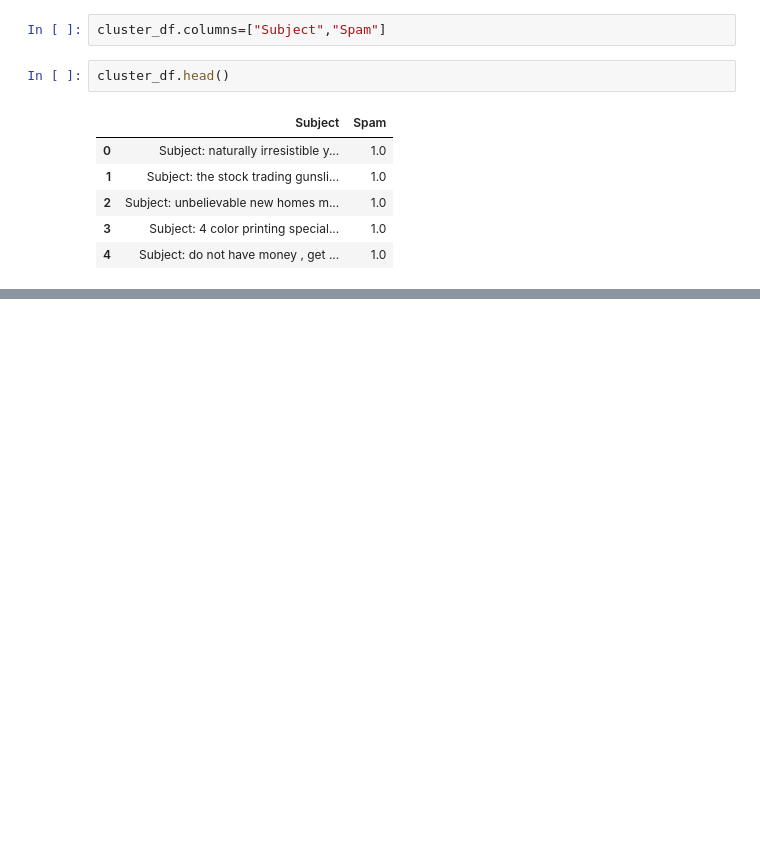
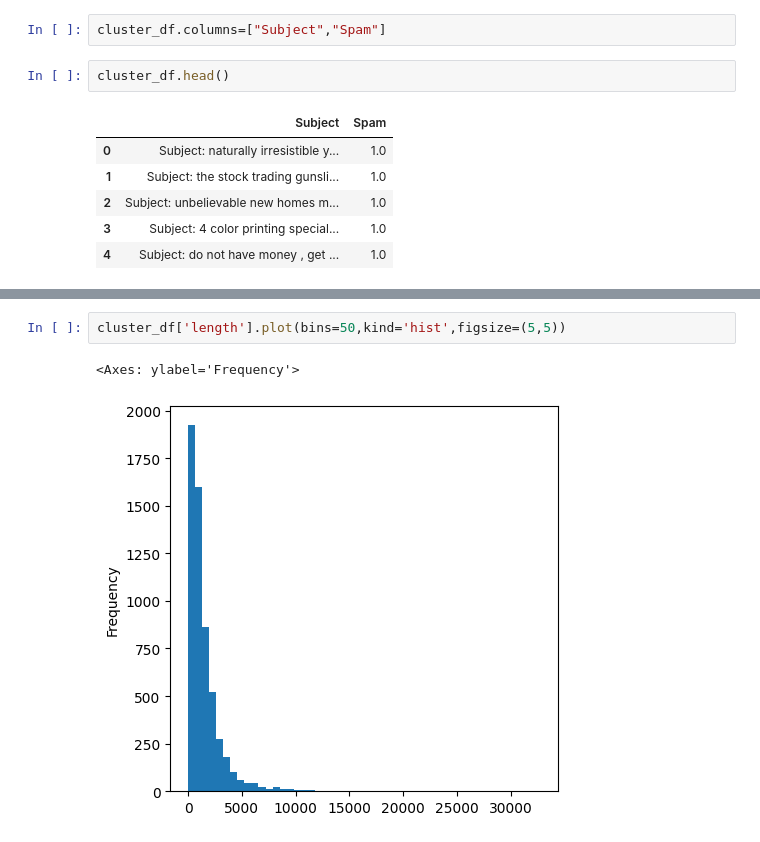
Before and after one commit to RajanTucker/RajanTucker, a Jupyter notebook: Spam_Ham__Filter.ipynb, the cells around one changed output, grey strips where cells are left out. Cells and saved outputs as stored; diff of their text form; blank space fills up the shorter version.

```diff
--- a/Spam_Ham__Filter.ipynb
+++ b/Spam_Ham__Filter.ipynb
@@ -111,0 +115,5 @@ cluster_df.describe()
+# %%
+cluster_df['length'].plot(bins=50,kind='hist',figsize=(5,5))
+# %% [output]
+<Axes: ylabel='Frequency'>
+[figure, added]
```
Also changed, not shown: parts of 15 cells of this notebook.
